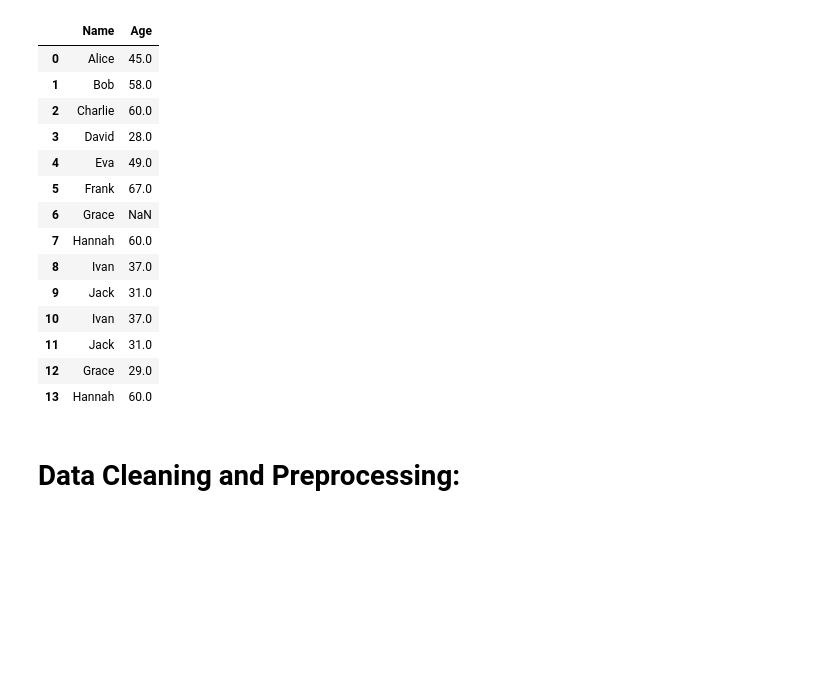
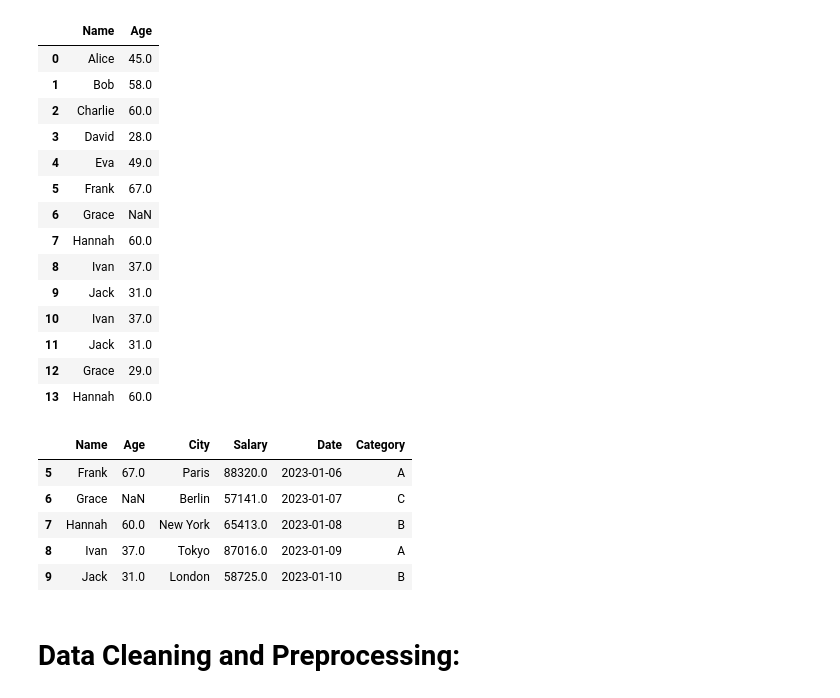
Before and after one commit to 1sumer/Python, a Jupyter notebook: Pandas/Update Pandas.ipynb, the cells around one changed output. Saved outputs shown, nothing was run; the diff lists cells and outputs as text; code cells hidden in the pictures; blank space fills up the shorter version.

```diff
--- a/Pandas/Update Pandas.ipynb
+++ b/Pandas/Update Pandas.ipynb
@@ -195,10 +189,10 @@ df.to_csv('data.csv', index=False)
 # df.to_sql('my_table', engine, index=False, if_exists='replace')
 # %%
 # Reading data from a CSV file
-df = pd.read_csv(r"data.csv")
-#df = pd.read_excel(r"D:\Python\Pandas\data.xlsx") #encoding='unicode_escape'
+df = pd.read_csv(r"D:\Python\Pandas\data.csv")
+#df = pd.read_excel(r"D:\Python\Pandas\data.xlsx",sheet_name='Sheet1') #encoding='unicode_escape'
 # pd.read_json('data.json')
-# pd.read_sql(query)
+# pd.read_sql(query, )
 df
 # %% [output]
 |  | Name | Age | City | Salary | Date | Category |
@@ -322,6 +326,15 @@ df[['Name','Age']]
 | 11 | Jack | 31.0 |
 | 12 | Grace | 29.0 |
 | 13 | Hannah | 60.0 |
+# %%
+df[5:10]
+# %% [output]
+|  | Name | Age | City | Salary | Date | Category |
+| 5 | Frank | 67.0 | Paris | 88320.0 | 2023-01-06 | A |
+| 6 | Grace | NaN | Berlin | 57141.0 | 2023-01-07 | C |
+| 7 | Hannah | 60.0 | New York | 65413.0 | 2023-01-08 | B |
+| 8 | Ivan | 37.0 | Tokyo | 87016.0 | 2023-01-09 | A |
+| 9 | Jack | 31.0 | London | 58725.0 | 2023-01-10 | B |
 # %% [markdown]
 # Data Cleaning and Preprocessing:
 # %%
```
Also changed, not shown: parts of 8 cells of this notebook, 4 other files.
